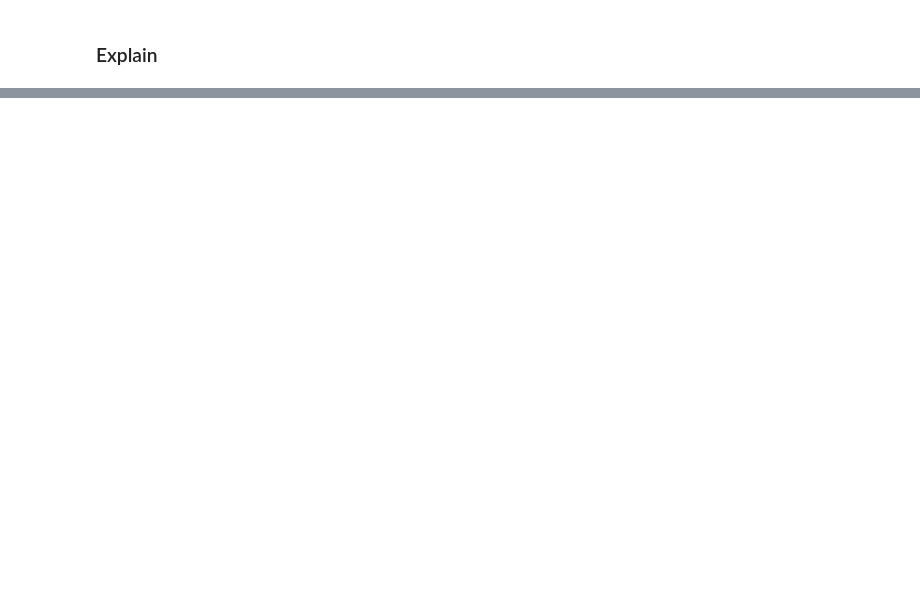
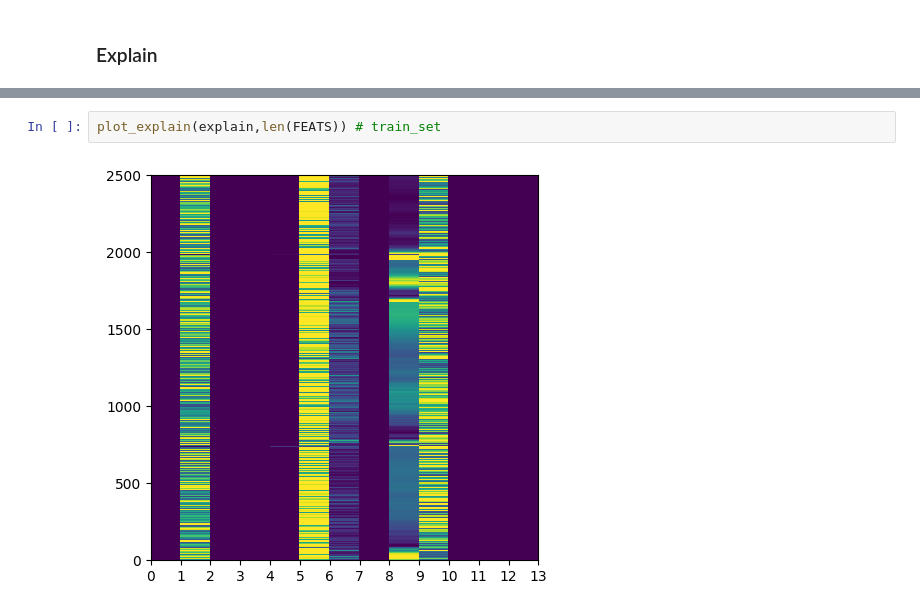
Before and after one commit to boostcampaitech4lv23recsys2/level2_dkt_recsys-level2-recsys-08, a Jupyter notebook: TABNET/tabnet.ipynb, the cells around one changed output, grey strips where cells are left out. Cells and saved outputs as stored; diff of their text form; blank space fills up the shorter version.

```diff
--- a/TABNET/tabnet.ipynb
+++ b/TABNET/tabnet.ipynb
@@ -229,0 +198,4 @@ AttributeError: 'numpy.ndarray' object has no attribute 'get_array'
+# %%
+plot_explain(explain,len(FEATS)) # train_set
+# %% [output]
+[figure, added]
```
Also changed, not shown: parts of 13 cells of this notebook, 30 other files.
